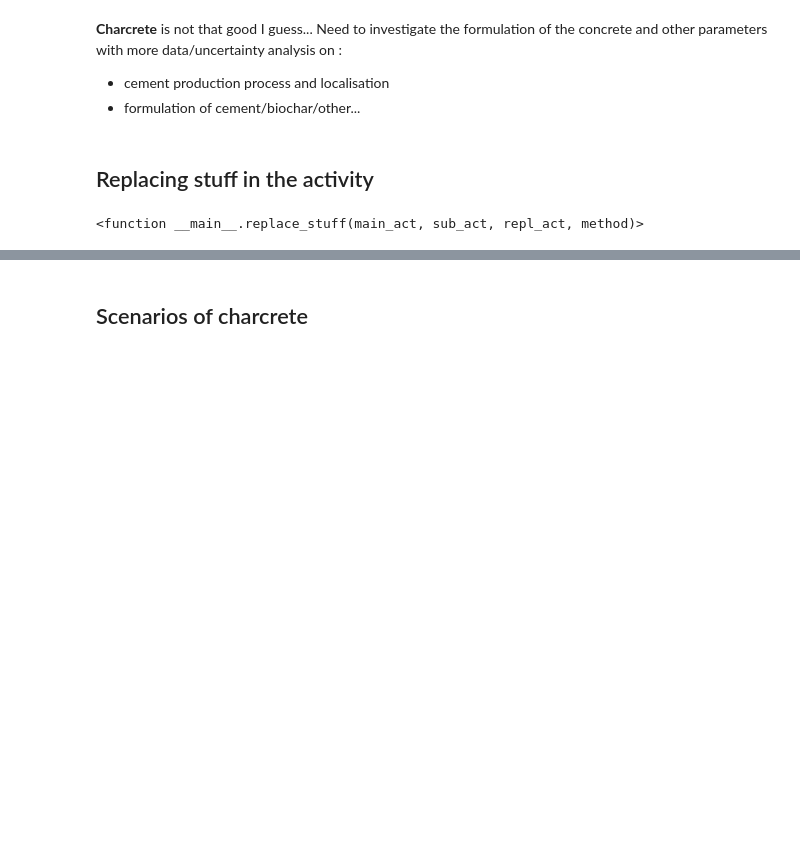
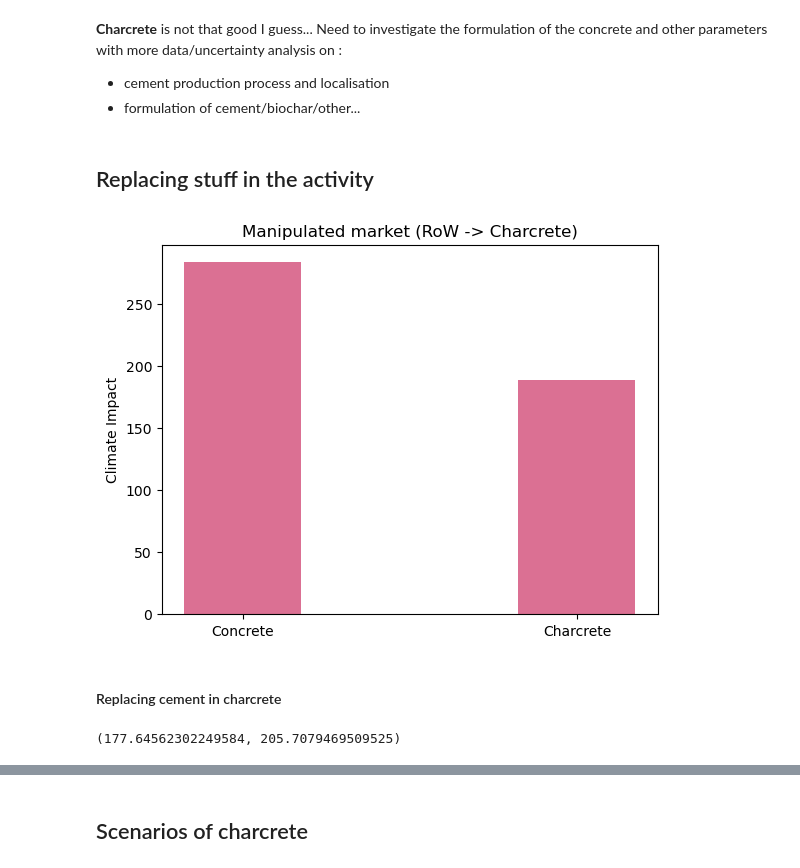
Before and after one commit to mijafro/Charcrete-LCA, a Jupyter notebook: main.ipynb, the cells around one changed output, grey strips where cells are left out. Drawn from its saved outputs; the diff is of its cells as text; code cells hidden in the pictures; blank space fills up the shorter version.

```diff
--- a/main.ipynb
+++ b/main.ipynb
@@ -262,3 +268,7 @@ Fraction of score | Absolute score | Amount | Activity
 - formulation of cement/biochar/other...
 # %% [markdown]
 ## Replacing stuff in the activity
+# %%
+# setup
+concrete_market = bd.get_activity(database="ei 3.8 cutoff", name="market group for concrete, normal", location = "GLO")
+concrete_RoW = bd.get_activity(database="ei 3.8 cutoff", name='market for concrete, normal', location = 'RoW')
@@ -264,0 +278,16 @@ Fraction of score | Absolute score | Amount | Activity
+# %%
+RoW_results = replace_stuff(concrete_market, concrete_RoW, charcrete, ipcc)
+# %%
+labels = ['Concrete', 'Charcrete']
+width = 0.35       # the width of the bars: can also be len(x) sequence
+
+fig, ax = plt.subplots()
+
+ax.bar(labels, RoW_results, width, color='palevioletred')
+
+ax.set_ylabel('Climate Impact')
+ax.set_title('Manipulated market (RoW -> Charcrete)')
+
+plt.show()
+# %% [output]
+[figure, added]
@@ -265,4 +296,16 @@ Fraction of score | Absolute score | Amount | Activity
+# %% [markdown]
+#### Replacing cement in charcrete
 # %%
-replace_stuff
+actual_cement = bd.get_activity(database="ei 3.8 cutoff", name="market for cement, Portland", location = "Europe without Switzerland")
+best_cement = bd.get_activity(database="ei 3.8 cutoff", name="market for cement, blast furnace slag 81-95%", location = "CH")
+worst_cement = bd.get_activity(database="ei 3.8 cutoff", name="market for cement, Portland", location = "ZA")
+
+charcrete_best = replace_stuff(charcrete, actual_cement, best_cement, ipcc)
+charcrete_worst = replace_stuff(charcrete, actual_cement, worst_cement, ipcc)
+
+results = [*charcrete_best, charcrete_worst[1]]
-# %% [output]
-<function __main__.replace_stuff(main_act, sub_act, repl_act, method)>
+# %%
+charcrete_best
+charcrete_worst
+# %% [output]
+(177.64562302249584, 205.7079469509525)
```
Also changed, not shown: parts of 7 cells of this notebook, 4 other files.
